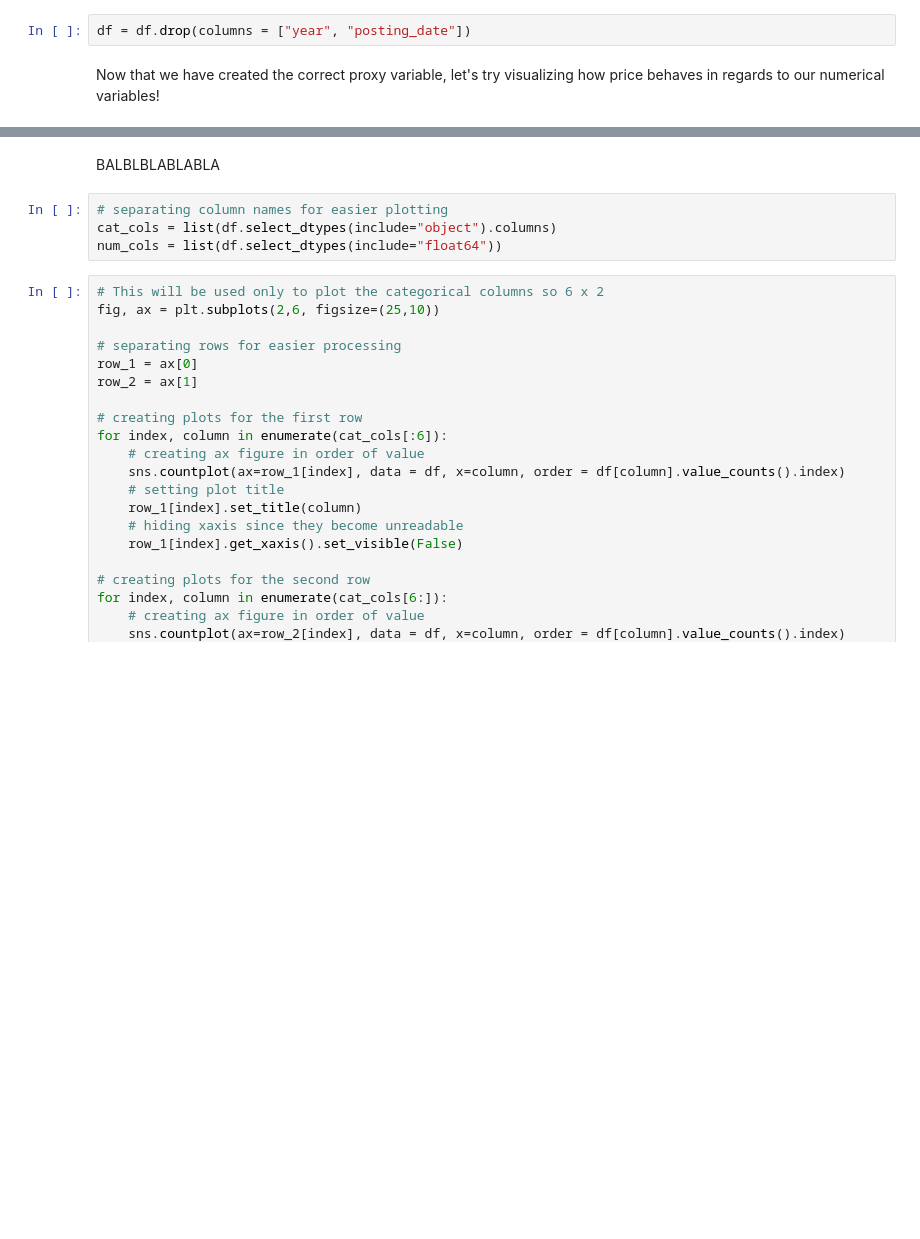
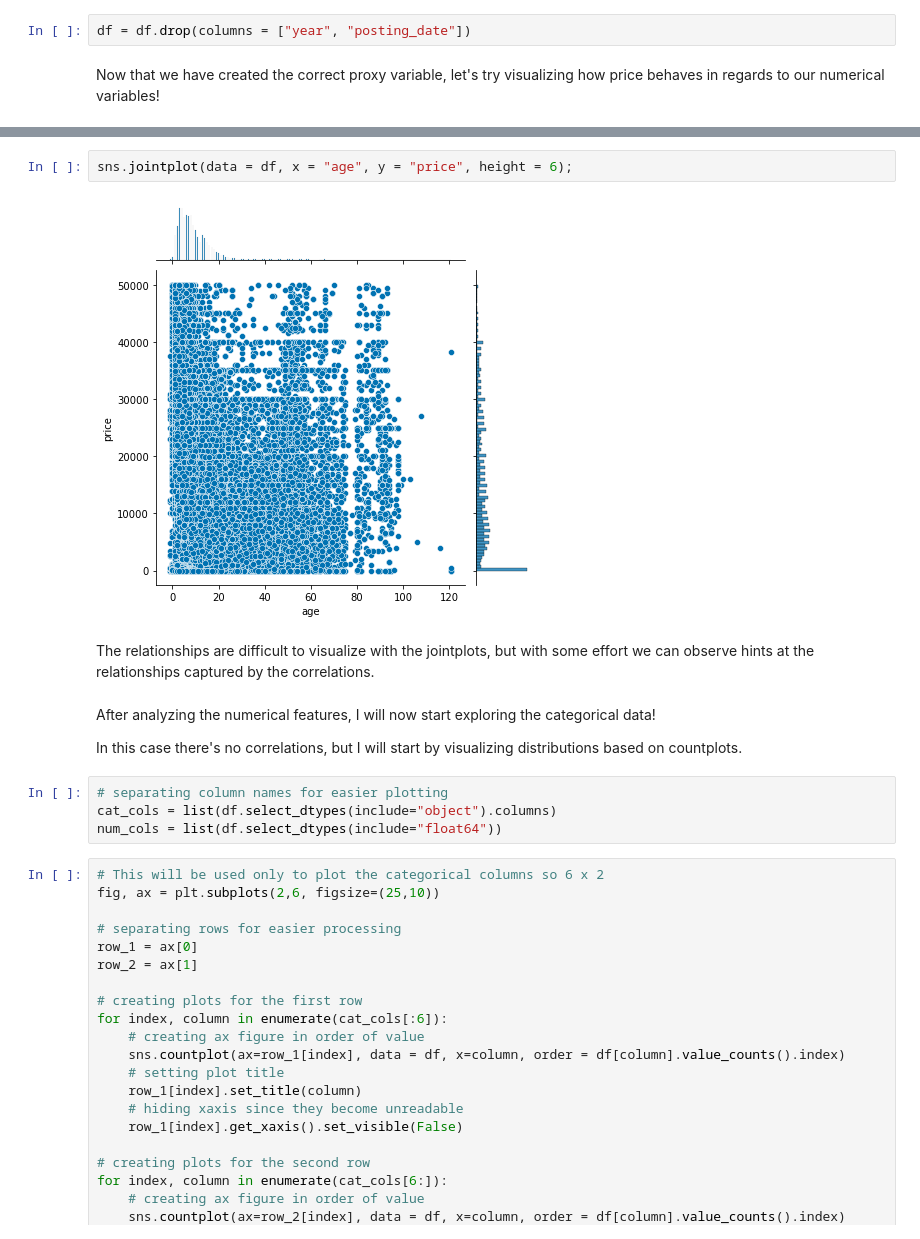
Before and after one commit to alexkingsing/used_cars, a Jupyter notebook: Used_cars_Dev.ipynb, the cells around one changed output, grey strips where cells are left out. Drawn from its saved outputs; the diff is of its cells as text; blank space fills up the shorter version.

```diff
--- a/Used_cars_Dev.ipynb
+++ b/Used_cars_Dev.ipynb
@@ -513,5 +518,13 @@ sns.jointplot(data = df, x = "odometer", y = "price", height = 10);
+# %%
+sns.jointplot(data = df, x = "age", y = "price", height = 6);
+# %% [output]
+[figure, added]
+# %% [markdown]
+The relationships are difficult to visualize with the jointplots, but with some effort we can observe hints at the relationships captured by the correlations.
 # %% [markdown]
-BALBLBLABLABLA
+After analyzing the numerical features, I will now start exploring the categorical data!
+
+In this case there's no correlations, but I will start by visualizing distributions based on countplots.
 # %%
 # separating column names for easier plotting
 cat_cols = list(df.select_dtypes(include="object").columns)
```
Also changed, not shown: parts of 34 cells of this notebook.
